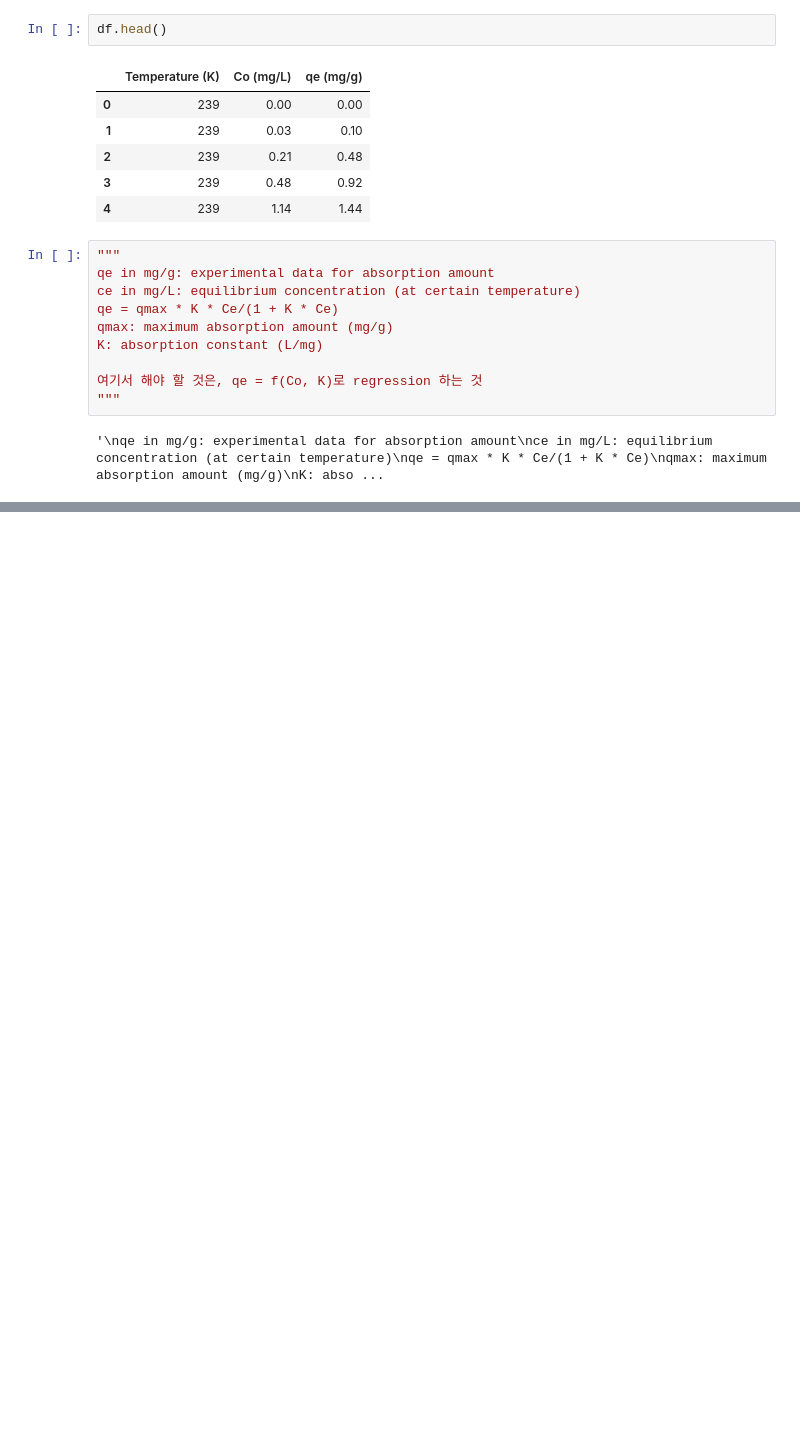
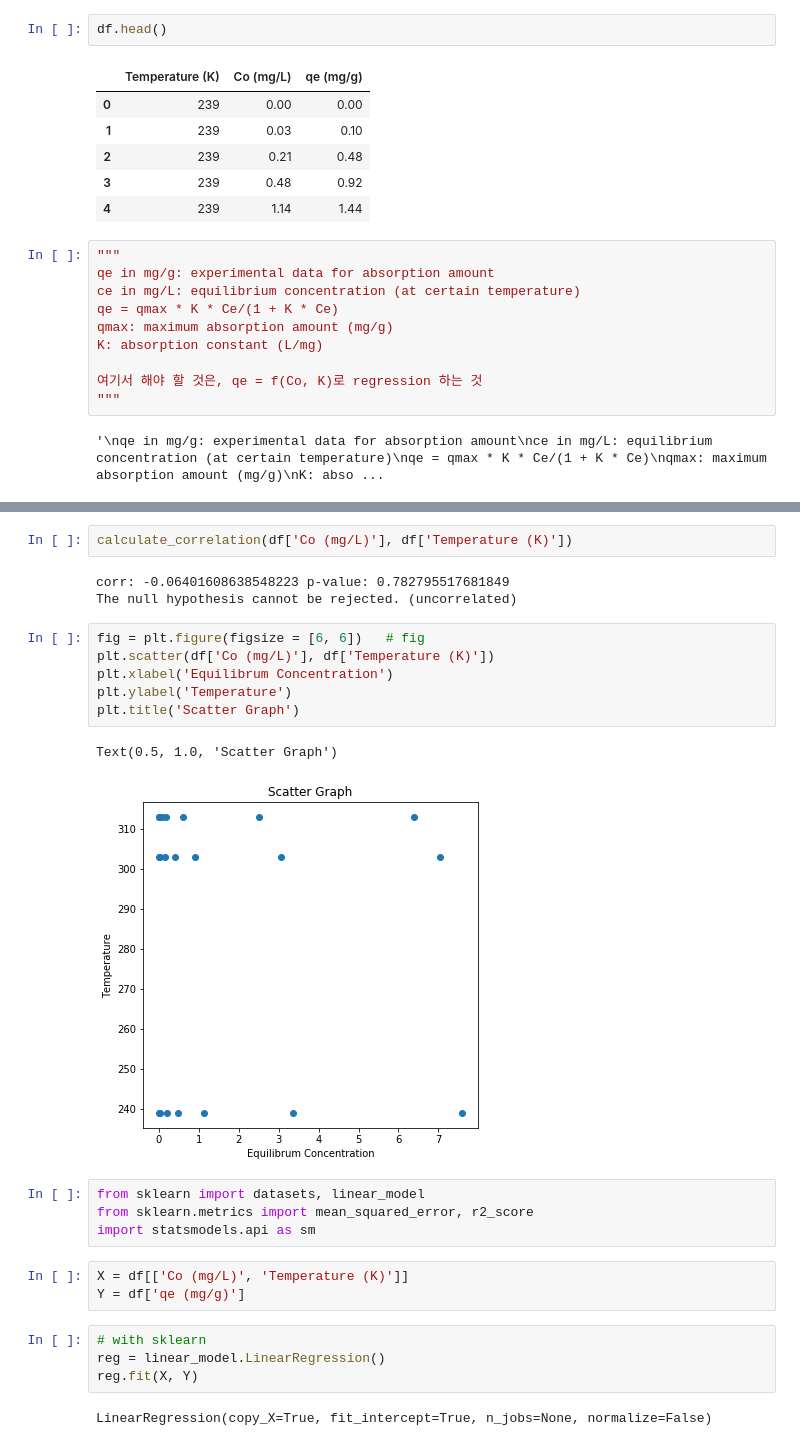
Before and after one commit to Sensodyne/IT_for_Smart_City_HW, a Jupyter notebook: hw6/hw6.ipynb, the cells around one changed output, grey strips where cells are left out. Saved outputs shown, nothing was run; the diff lists cells and outputs as text; blank space fills up the shorter version.

```diff
--- a/hw6/hw6.ipynb
+++ b/hw6/hw6.ipynb
@@ -26,0 +47,27 @@ K: absorption constant (L/mg)
+# %%
+calculate_correlation(df['Co (mg/L)'], df['Temperature (K)'])
+# %% [output]
+corr: -0.06401608638548223 p-value: 0.782795517681849
+The null hypothesis cannot be rejected. (uncorrelated)
+# %%
+fig = plt.figure(figsize = [6, 6])   # fig
+plt.scatter(df['Co (mg/L)'], df['Temperature (K)'])
+plt.xlabel('Equilibrum Concentration')
+plt.ylabel('Temperature')
+plt.title('Scatter Graph')
+# %% [output]
+Text(0.5, 1.0, 'Scatter Graph')
+[figure, added]
+# %%
+from sklearn import datasets, linear_model
+from sklearn.metrics import mean_squared_error, r2_score
+import statsmodels.api as sm
+# %%
+X = df[['Co (mg/L)', 'Temperature (K)']]
+Y = df['qe (mg/g)']
+# %%
+# with sklearn
+reg = linear_model.LinearRegression()
+reg.fit(X, Y)
+# %% [output]
+LinearRegression(copy_X=True, fit_intercept=True, n_jobs=None, normalize=False)
```
Also changed, not shown: parts of 10 cells of this notebook, 2 other files.
